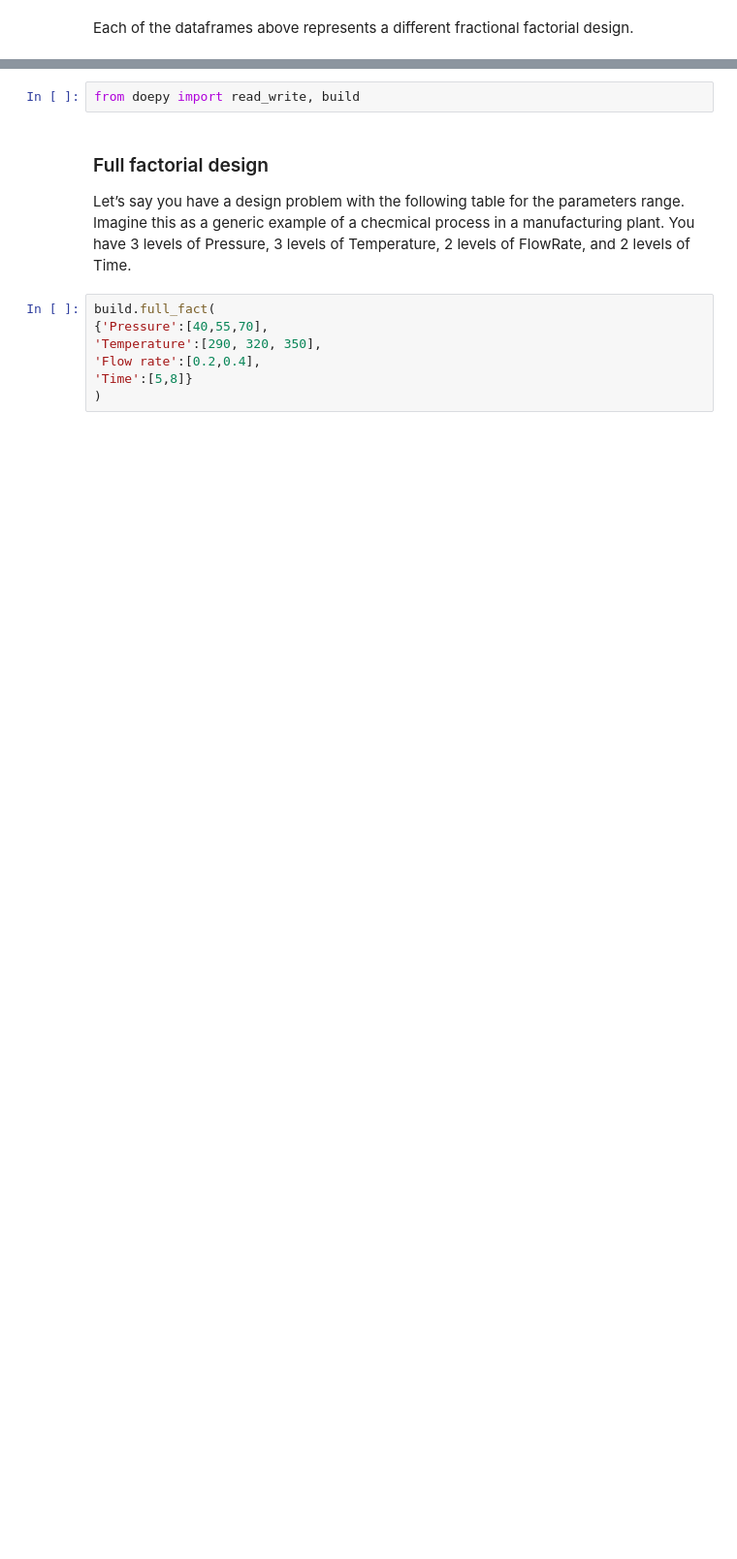
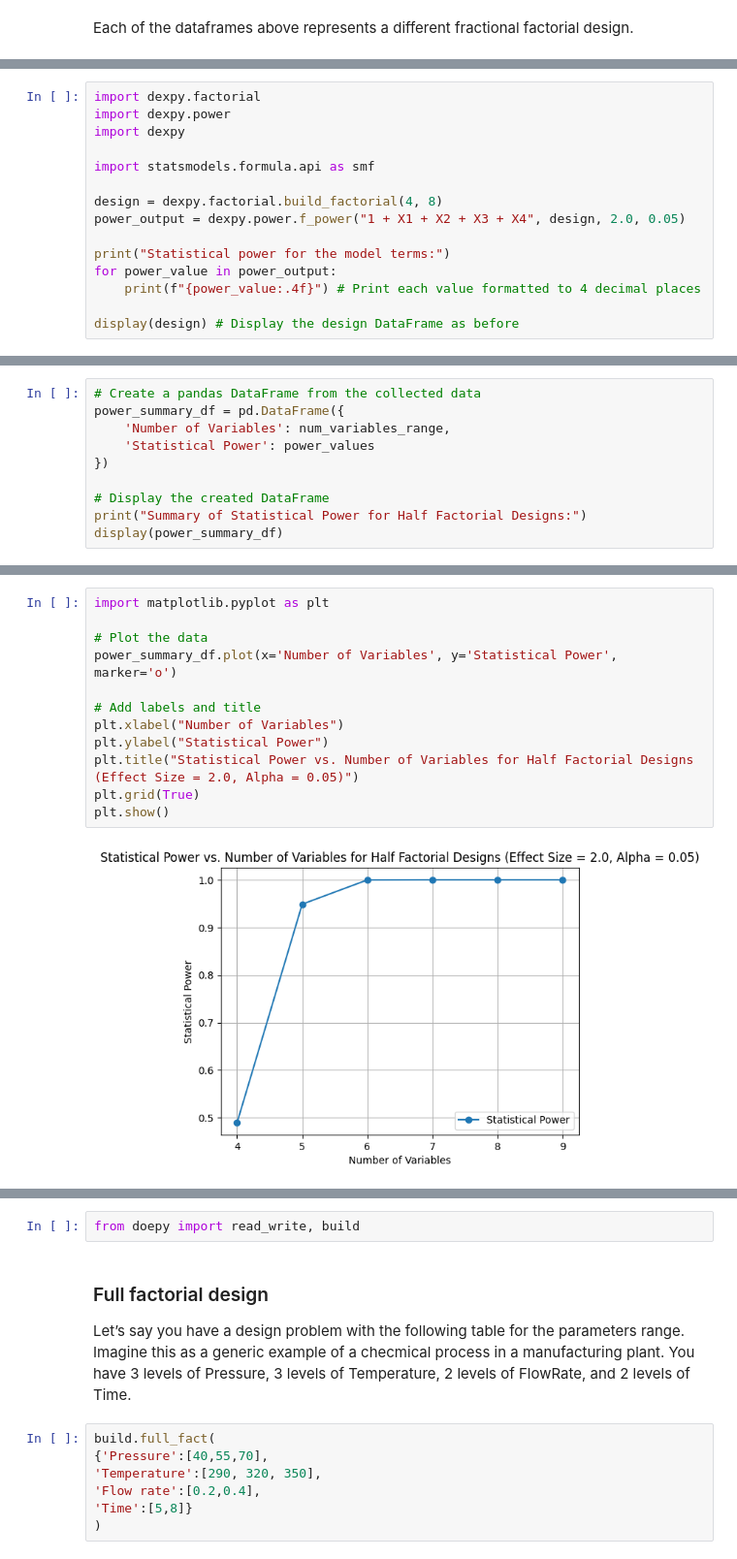
Before and after one commit to peterbmob/DHMVADoE, a Jupyter notebook: Excercises/fractional_design.ipynb, the cells around one changed output, grey strips where cells are left out. Shown at 97% size. Drawn from its saved outputs; the diff is of its cells as text; blank space fills up the shorter version.

```diff
--- a/Excercises/fractional_design.ipynb
+++ b/Excercises/fractional_design.ipynb
@@ -280,0 +796,15 @@ The Dexpy package allows for analysis of aliasing.
+# %%
+import dexpy.factorial
+import dexpy.power
+import dexpy
+
+import statsmodels.formula.api as smf
+
+design = dexpy.factorial.build_factorial(4, 8)
+power_output = dexpy.power.f_power("1 + X1 + X2 + X3 + X4", design, 2.0, 0.05)
+
+print("Statistical power for the model terms:")
+for power_value in power_output:
+    print(f"{power_value:.4f}") # Print each value formatted to 4 decimal places
+
+display(design) # Display the design DataFrame as before
@@ -280,0 +873,10 @@ The Dexpy package allows for analysis of aliasing.
+# %%
+# Create a pandas DataFrame from the collected data
+power_summary_df = pd.DataFrame({
+    'Number of Variables': num_variables_range,
+    'Statistical Power': power_values
+})
+
+# Display the created DataFrame
+print("Summary of Statistical Power for Half Factorial Designs:")
+display(power_summary_df)
@@ -280,0 +892,14 @@ The Dexpy package allows for analysis of aliasing.
+# %%
+import matplotlib.pyplot as plt
+
+# Plot the data
+power_summary_df.plot(x='Number of Variables', y='Statistical Power', marker='o')
+
+# Add labels and title
+plt.xlabel("Number of Variables")
+plt.ylabel("Statistical Power")
+plt.title("Statistical Power vs. Number of Variables for Half Factorial Designs (Effect Size = 2.0, Alpha = 0.05)")
+plt.grid(True)
+plt.show()
+# %% [output]
+[figure, added]
```
Also changed, not shown: parts of 52 cells of this notebook.
